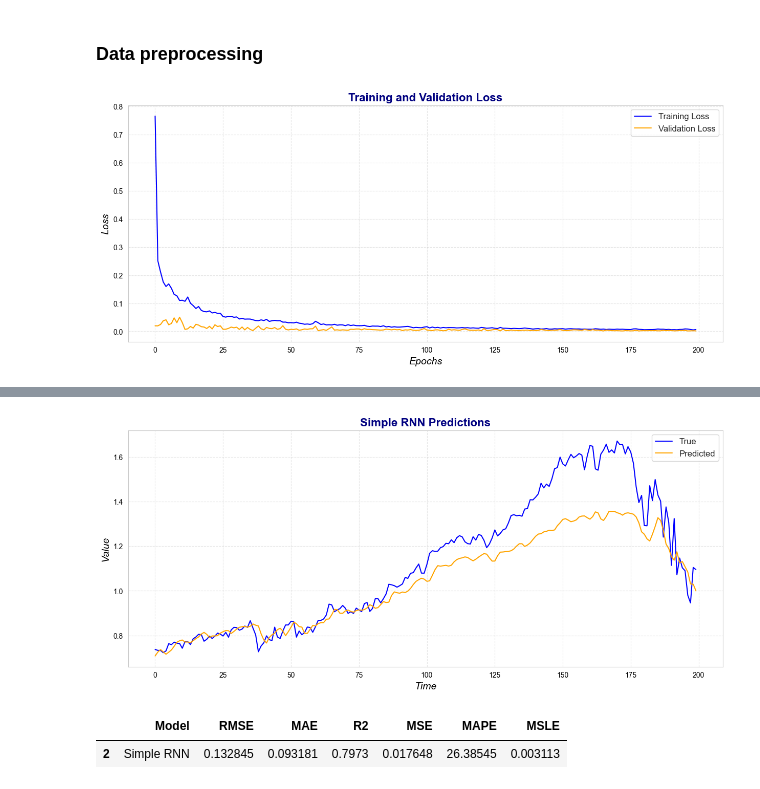
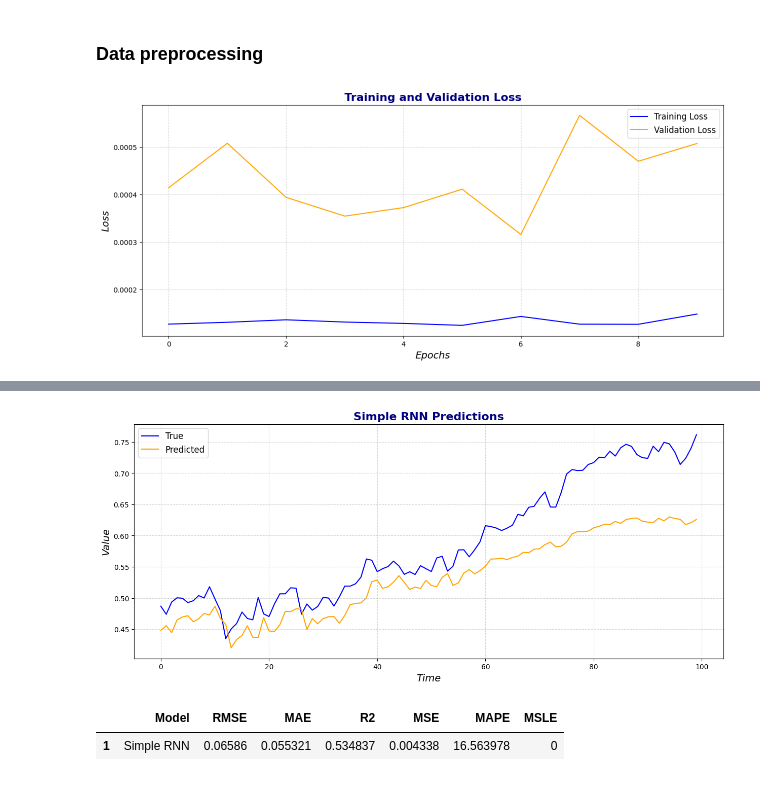
Before and after one commit to NastasijaaS/Artificial-Neural-Networks, a Jupyter notebook: projekat_3.ipynb, the cells around one changed output, grey strips where cells are left out. Drawn from its saved outputs; the diff is of its cells as text; code cells hidden in the pictures.

```diff
--- a/projekat_3.ipynb
+++ b/projekat_3.ipynb
@@ -252,7 +244,8 @@ def test_model(model, model_name, X_test, y_test, end=-1):
     r2 = r2_score(y_test, y_pred)
     mse = mean_squared_error(y_test, y_pred)
     mape = mean_absolute_percentage_error(y_test, y_pred)
-    msle = mean_squared_log_error(y_test, y_pred)
+    # msle = mean_squared_log_error(y_test, y_pred)
+    msle = 0
     all_results.loc[len(all_results)] = [model_name, rmse, mae, r2, mse, mape, msle]
 
     plt.figure(figsize=(15, 6))
@@ -326,12 +332,13 @@ test_model(model_srnn, 'Simple RNN',
 # %%
 model_complex = Sequential()
-model_complex.add(SimpleRNN(50, return_sequences=True, input_shape=(100, 1)))
+model_complex.add(SimpleRNN(100, activation="relu", return_sequences=True, input_shape=(X_train.shape[1],1)))
 model_complex.add(Dropout(0.2))
-model_complex.add(SimpleRNN(50, return_sequences=True))
+model_complex.add(SimpleRNN(100, activation="relu", return_sequences=True))
 model_complex.add(Dropout(0.2))
-model_complex.add(SimpleRNN(50))
-model_complex.add(Dropout(0.2))
+model_complex.add(SimpleRNN(100, activation="relu"))
 model_complex.add(Dense(1))
-model_complex.compile(loss='mean_squared_error', optimizer=optimizers.Adam(learning_rate=0.00001))
+
+
+model_complex.compile(loss='mean_squared_error', optimizer=optimizers.Adam(learning_rate=0.001))
 model_complex.summary()
 # %% [output]
@@ -358 +363,6 @@ Model: "sequential_2"
  Non-trainable params: 0 (0.00 B)
+# %%
+# Ovo je dobro, sa 100 epohe (probano)
+history_complex = model_complex.fit(X_train, y_train,
+                    epochs=10, batch_size=16,
+                    validation_split=0.1)
@@ -359,5 +390,5 @@ Model: "sequential_2"
 # %%
-history_complex = model_complex.fit(X_train, y_train,
-                    epochs=200, batch_size=32,
+history_complex2 = model_complex.fit(X_train, y_train,
+                    epochs=10, batch_size=8,
                     validation_split=0.1)
 # %% [output]
@@ -384,6 +431,6 @@ Epoch 200/200
 plot_train_history(history_complex)
 # best_model = load_model('best_model.keras')
 test_model(model_complex, 'Simple RNN',
-           X_test, y_test, 200)
+           X_test, y_test, 100)
 # %% [output]
-[figure, old version]
+[figure, new version]
@@ -392,6 +438,6 @@ WARNING:tensorflow:5 out of the last 15 calls to <function TensorFlowTrainer.mak
-[figure, old version]
+[figure, new version]
 |  | Model | RMSE | MAE | R2 | MSE | MAPE | MSLE |
-| 2 | Simple RNN | 0.132845 | 0.093181 | 0.7973 | 0.017648 | 26.38545 | 0.003113 |
+| 1 | Simple RNN | 0.06586 | 0.055321 | 0.534837 | 0.004338 | 16.563978 | 0 |
 # %%
 model_sequential = Sequential()
 model_sequential.add(SimpleRNN(50, input_shape=(100, 1)))
```
Also changed, not shown: parts of 46 cells of this notebook, 2 other files.
